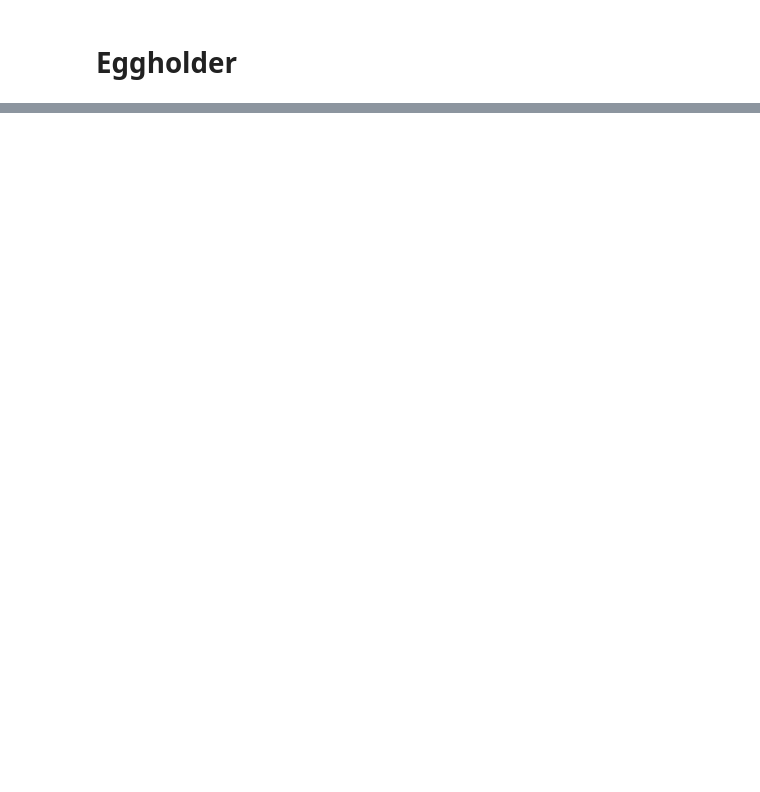
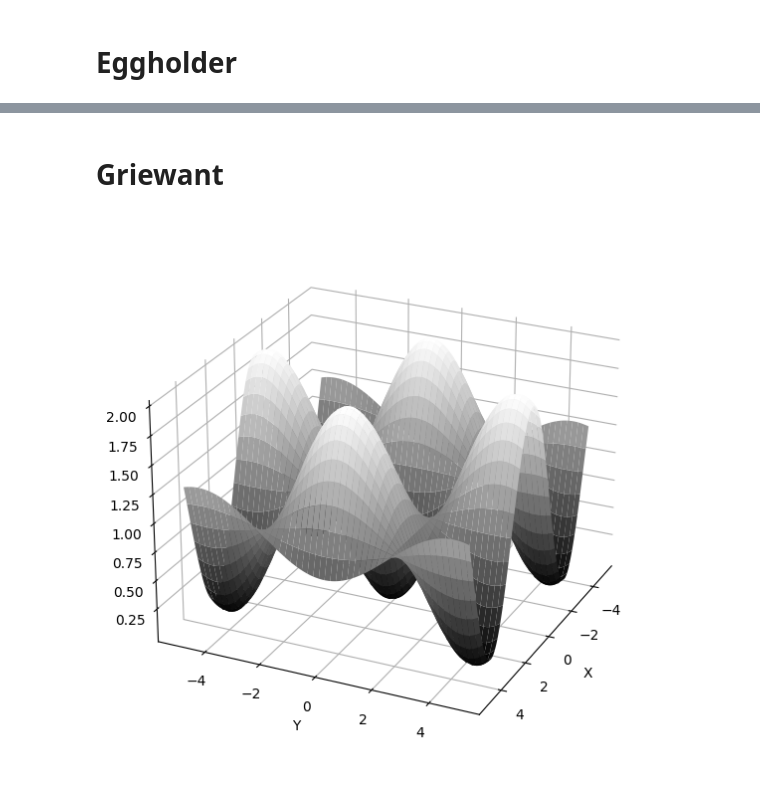
Before and after one commit to yubo-research/yubo, a Jupyter notebook: bench-figure.ipynb, the cells around one changed output, grey strips where cells are left out. Cells and saved outputs as stored; diff of their text form; code cells hidden in the pictures; blank space fills up the shorter version.

```diff
--- a/bench-figure.ipynb
+++ b/bench-figure.ipynb
@@ -327,3 +334,37 @@ plt.show()
+# %%
+def plotfig(func,name):
+    # Create a grid of points
+    x = np.linspace(-5, 5, 500)
+    y = np.linspace(-5, 5, 500)
+    X, Y = np.meshgrid(x, y)
+    Z = func(X, Y)
+    # Create a 3D plot
+    fig = plt.figure(figsize=(7, 20))
+    ax = fig.add_subplot(111, projection='3d')
+
+    # Plot the surface
+    # ax.contour3D(X, Y, Z, 50, cmap='gray')
+    ax.plot_surface(X, Y, Z, cmap='gray')
+    # ax.plot_surface(X, Y, Z, cmap='gray',  rstride=10, cstride=5, alpha=1)
+    # ax.plot_wireframe(X, Y, Z, color="black")
+    # ax.set_proj_type('persp', focal_length=0.3)
+    # Add labels
+    ax.set_xlabel('X')
+    ax.set_ylabel('Y')
+    # ax.set_zlabel(f'{name} Function')
+    ax.view_init(25, 25)
+    # make the panes transparent
+    ax.xaxis.set_pane_color((1.0, 1.0, 1.0, 0.0))
+    ax.yaxis.set_pane_color((1.0, 1.0, 1.0, 0.0))
+    ax.zaxis.set_pane_color((1.0, 1.0, 1.0, 0.0))
+    # # make the grid lines transparent
+    # ax.xaxis._axinfo["grid"]['color'] =  (1,1,1,0)
+    # ax.yaxis._axinfo["grid"]['color'] =  (1,1,1,0)
+    # ax.zaxis._axinfo["grid"]['color'] =  (1,1,1,0)
+    plt.savefig(f'figures/bench/{name}.png', bbox_inches='tight')
+    # Show the plot
+    # plt.title('3D Plot of the Ackley Function')
+    plt.show()
 # %% [markdown]
 # Eggholder
 # %%
@@ -331,0 +377,13 @@ def eggholder(x, y):
+# %% [markdown]
+# Griewant
+# %%
+import numpy as np
+import matplotlib.pyplot as plt
+from mpl_toolkits.mplot3d import Axes3D
+
+# Define the Griewank function
+def griewank(x, y):
+    return (x**2 + y**2) / 4000 - np.cos(x) * np.cos(y / np.sqrt(2)) + 1
+plotfig(griewank, "GrieWank")
+# %% [output]
+[figure, added]
```
Also changed, not shown: parts of 38 cells of this notebook.
